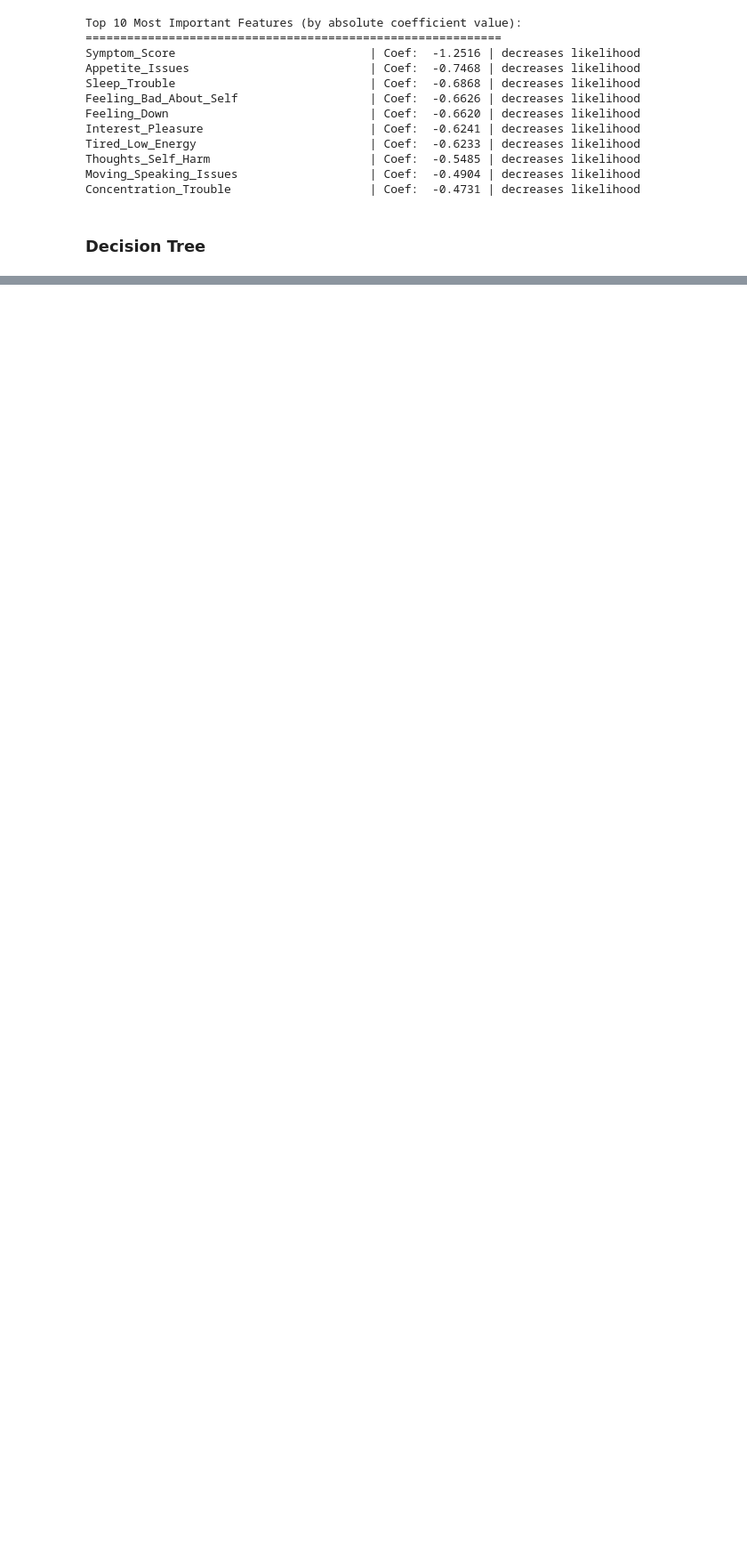
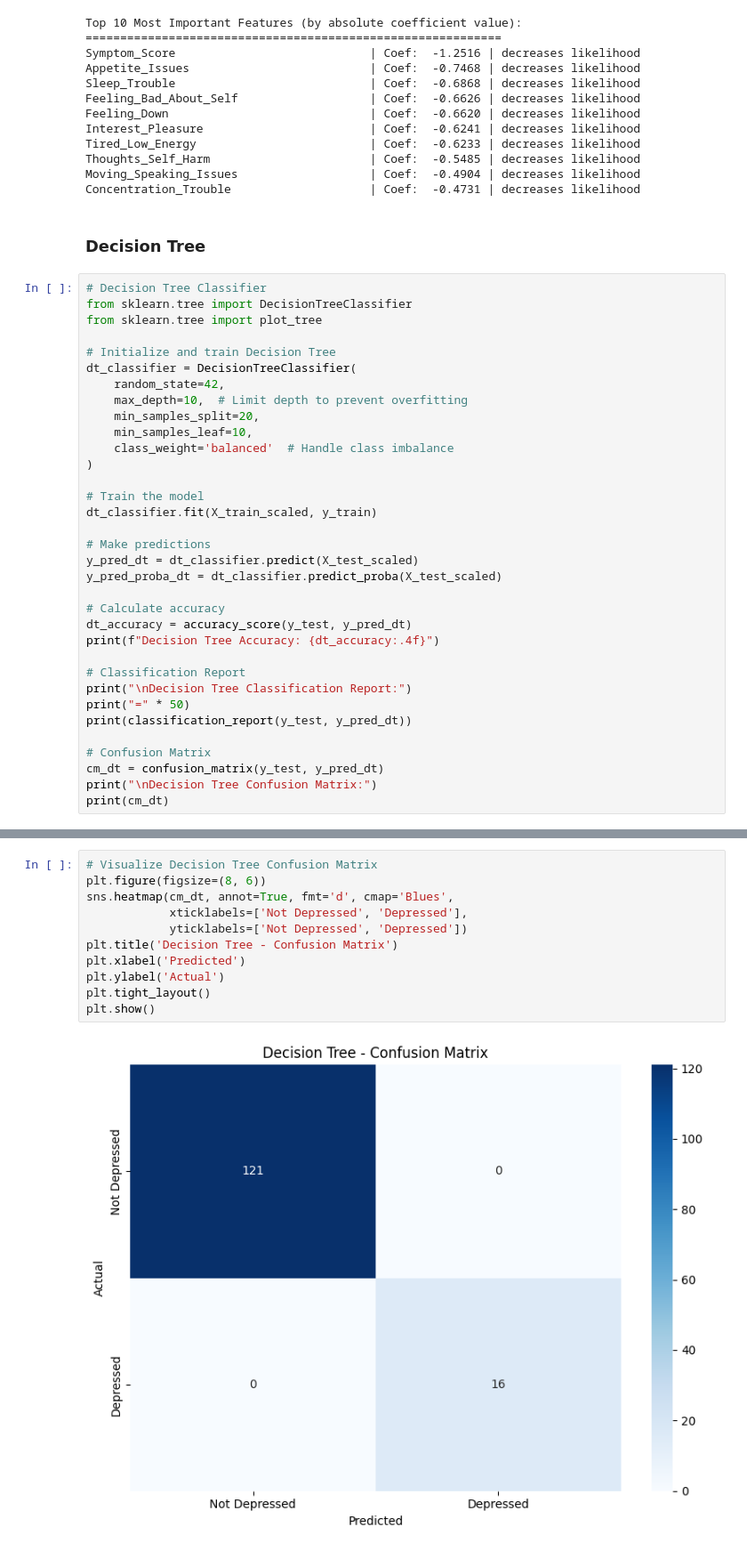
Before and after one commit to AbdullahIbneAziz/PHQ-9-Thesis-, a Jupyter notebook: model.ipynb, the cells around one changed output, grey strips where cells are left out. Shown at 89% size. Drawn from its saved outputs; the diff is of its cells as text; blank space fills up the shorter version.

Commit message:
Applied Decision Tree

```diff
--- a/model.ipynb
+++ b/model.ipynb
@@ -644,3 +644,37 @@ Moving_Speaking_Issues                   | Coef:  -0.4904 | decreases likelihood
 Concentration_Trouble                    | Coef:  -0.4731 | decreases likelihood
 # %% [markdown]
 ### Decision Tree
+# %%
+# Decision Tree Classifier
+from sklearn.tree import DecisionTreeClassifier
+from sklearn.tree import plot_tree
+
+# Initialize and train Decision Tree
+dt_classifier = DecisionTreeClassifier(
+    random_state=42,
+    max_depth=10,  # Limit depth to prevent overfitting
+    min_samples_split=20,
+    min_samples_leaf=10,
+    class_weight='balanced'  # Handle class imbalance
+)
+
+# Train the model
+dt_classifier.fit(X_train_scaled, y_train)
+
+# Make predictions
+y_pred_dt = dt_classifier.predict(X_test_scaled)
+y_pred_proba_dt = dt_classifier.predict_proba(X_test_scaled)
+
+# Calculate accuracy
+dt_accuracy = accuracy_score(y_test, y_pred_dt)
+print(f"Decision Tree Accuracy: {dt_accuracy:.4f}")
+
+# Classification Report
+print("\nDecision Tree Classification Report:")
+print("=" * 50)
+print(classification_report(y_test, y_pred_dt))
+
+# Confusion Matrix
+cm_dt = confusion_matrix(y_test, y_pred_dt)
+print("\nDecision Tree Confusion Matrix:")
+print(cm_dt)
@@ -646,0 +699,13 @@ Concentration_Trouble                    | Coef:  -0.4731 | decreases likelihood
+# %%
+# Visualize Decision Tree Confusion Matrix
+plt.figure(figsize=(8, 6))
+sns.heatmap(cm_dt, annot=True, fmt='d', cmap='Blues',
+            xticklabels=['Not Depressed', 'Depressed'],
+            yticklabels=['Not Depressed', 'Depressed'])
+plt.title('Decision Tree - Confusion Matrix')
+plt.xlabel('Predicted')
+plt.ylabel('Actual')
+plt.tight_layout()
+plt.show()
+# %% [output]
+[figure, added]
```
Also changed, not shown: parts of 2 cells of this notebook.
